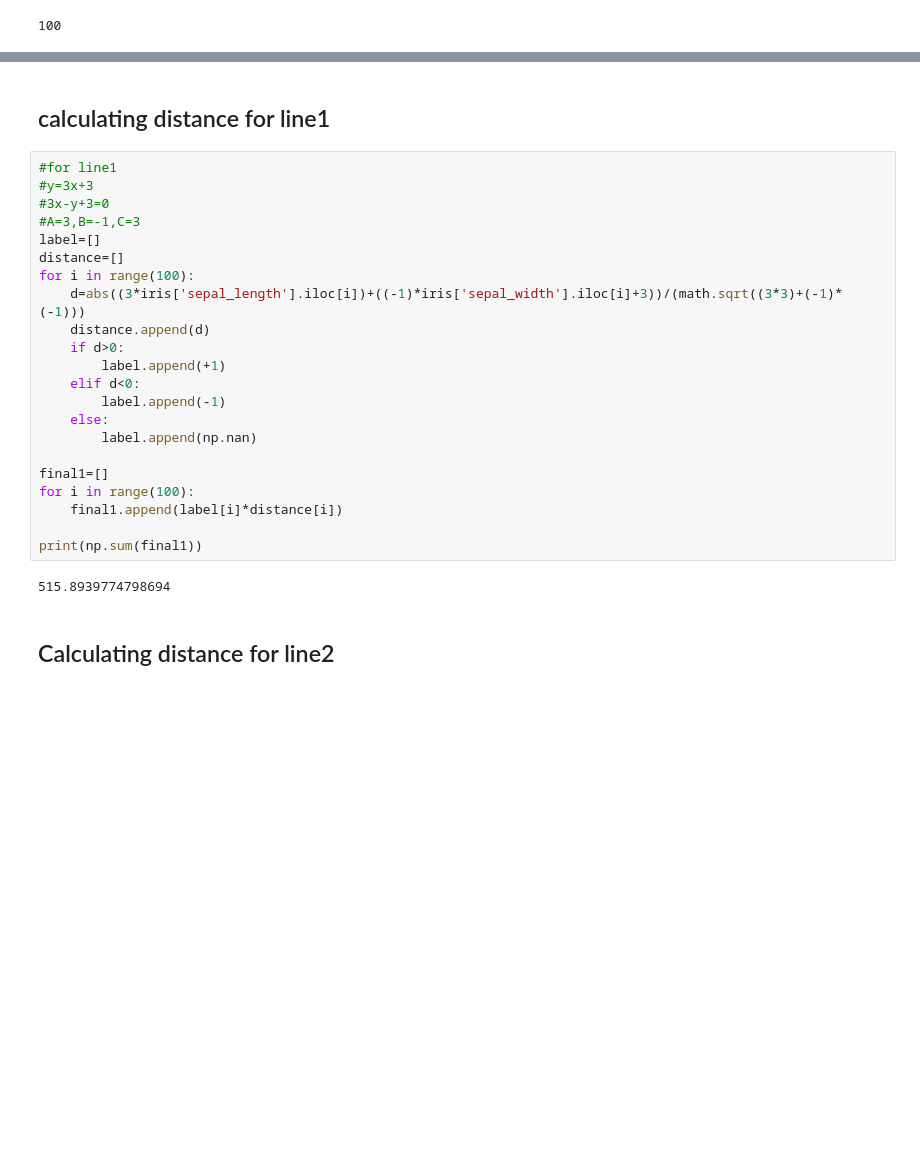
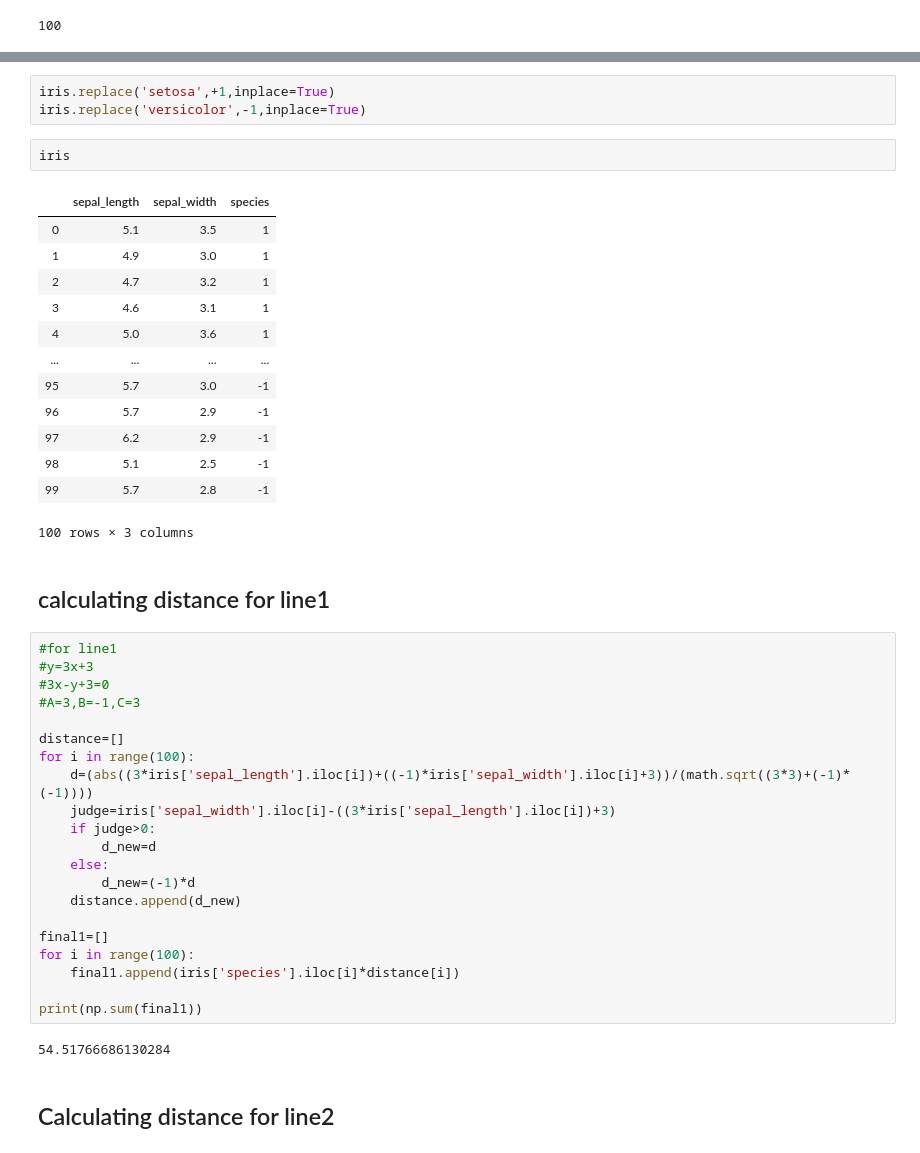
Before and after one commit to whitexgod/Linear-Regression, a Jupyter notebook: logistic_regression_task1.ipynb, the cells around one changed output, grey strips where cells are left out. Saved outputs shown, nothing was run; the diff lists cells and outputs as text; blank space fills up the shorter version.

```diff
--- a/logistic_regression_task1.ipynb
+++ b/logistic_regression_task1.ipynb
@@ -71,3 +71,22 @@ memory usage: 8.1+ KB
+# %%
+iris.replace('setosa',+1,inplace=True)
+iris.replace('versicolor',-1,inplace=True)
+# %%
+iris
+# %% [output]
+|  | sepal_length | sepal_width | species |
+| 0 | 5.1 | 3.5 | 1 |
+| 1 | 4.9 | 3.0 | 1 |
+| 2 | 4.7 | 3.2 | 1 |
+| 3 | 4.6 | 3.1 | 1 |
+| 4 | 5.0 | 3.6 | 1 |
+| ... | ... | ... | ... |
+| 95 | 5.7 | 3.0 | -1 |
+| 96 | 5.7 | 2.9 | -1 |
+| 97 | 6.2 | 2.9 | -1 |
+| 98 | 5.1 | 2.5 | -1 |
+| 99 | 5.7 | 2.8 | -1 |
+100 rows × 3 columns
 # %% [markdown]
 ## calculating distance for line1
 # %%
@@ -75,25 +94,24 @@ memory usage: 8.1+ KB
 #y=3x+3
 #3x-y+3=0
 #A=3,B=-1,C=3
-label=[]
+
 distance=[]
 for i in range(100):
-    d=abs((3*iris['sepal_length'].iloc[i])+((-1)*iris['sepal_width'].iloc[i]+3))/(math.sqrt((3*3)+(-1)*(-1)))
-    distance.append(d)
-    if d>0:
-        label.append(+1)
-    elif d<0:
-        label.append(-1)
+    d=(abs((3*iris['sepal_length'].iloc[i])+((-1)*iris['sepal_width'].iloc[i]+3))/(math.sqrt((3*3)+(-1)*(-1))))
+    judge=iris['sepal_width'].iloc[i]-((3*iris['sepal_length'].iloc[i])+3)
+    if judge>0:
+        d_new=d
     else:
-        label.append(np.nan)
+        d_new=(-1)*d
+    distance.append(d_new)
 
 final1=[]
 for i in range(100):
-    final1.append(label[i]*distance[i])
+    final1.append(iris['species'].iloc[i]*distance[i])
 
 print(np.sum(final1))
 # %% [output]
-515.8939774798694
+54.51766686130284
 # %% [markdown]
 ## Calculating distance for line2
 # %%
```
Also changed, not shown: parts of 2 cells of this notebook.
